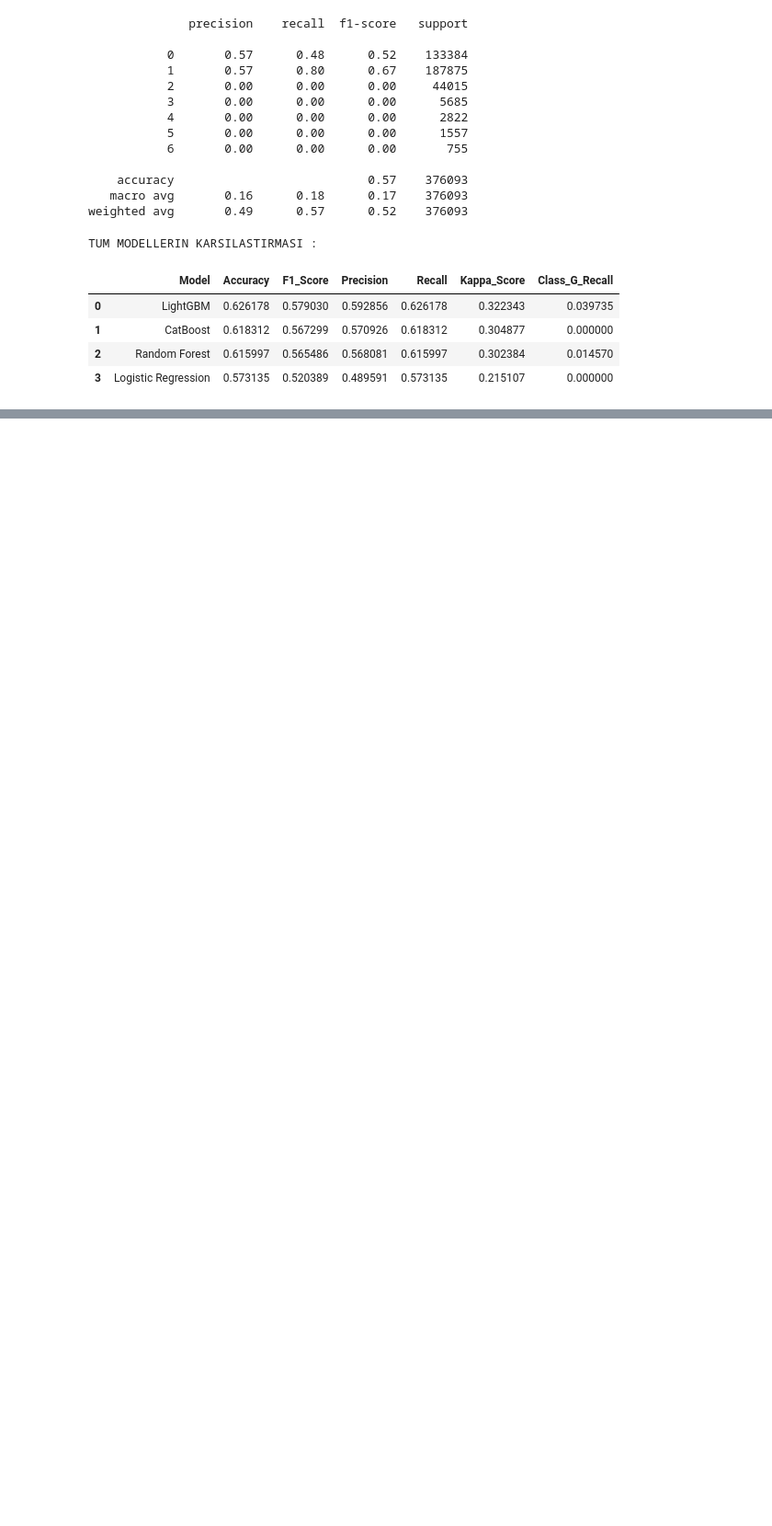
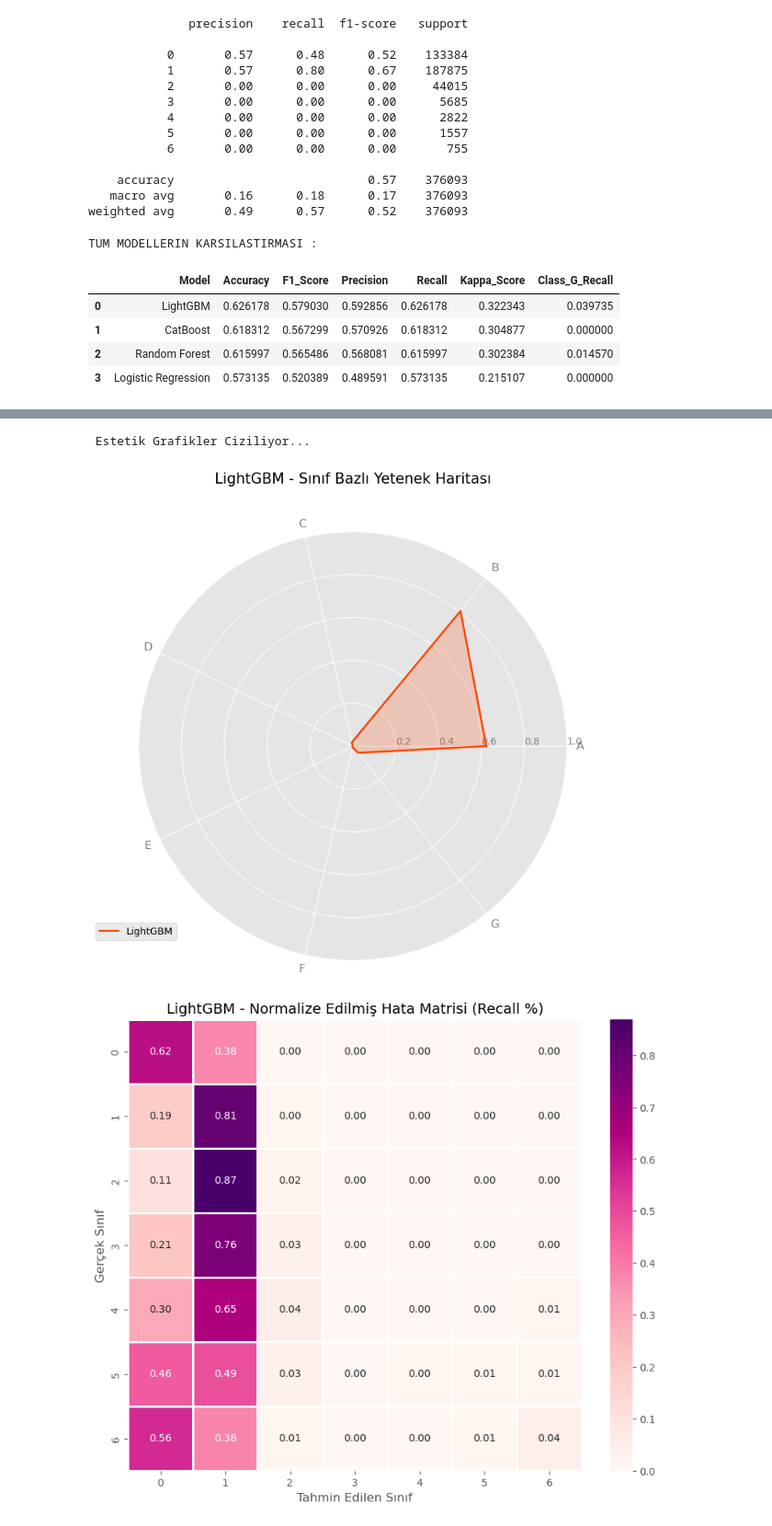
Before and after one commit to MuhammetEmirAydogan/Wildfire_AI_Project, a Jupyter notebook: notebooks/model_training_lab.ipynb, the cells around one changed output, grey strips where cells are left out. Shown: that part at 92% size. Cells and saved outputs as stored; diff of their text form; code cells hidden in the pictures; blank space fills up the shorter version.

```diff
--- a/notebooks/model_training_lab.ipynb
+++ b/notebooks/model_training_lab.ipynb
@@ -288,0 +379,58 @@ TUM MODELLERIN KARSILASTIRMASI :
+# %%
+from math import pi
+
+def plot_radar_chart(model, X_test, y_test, model_name):
+    # 1. Metrikleri Hesapla
+    y_pred = model.predict(X_test)
+    report = classification_report(y_test, y_pred, output_dict=True)
+
+    classes = ['A', 'B', 'C', 'D', 'E', 'F', 'G']
+    # Her sinifin Recall degerini al
+    values = [report[str(i)]['recall'] for i in range(7)]
+
+    # 2. Radar Grafigi Ayarlari
+    N = len(classes)
+    angles = [n / float(N) * 2 * pi for n in range(N)]
+    values += values[:1]
+    angles += angles[:1]
+
+    plt.figure(figsize=(8, 8))
+    ax = plt.subplot(111, polar=True)
+
+    # Eksenler
+    plt.xticks(angles[:-1], classes, color='grey', size=12)
+
+    # Y ekseni etiketleri
+    ax.set_rlabel_position(0)
+    plt.yticks([0.2, 0.4, 0.6, 0.8, 1.0], ["0.2", "0.4", "0.6", "0.8", "1.0"], color="grey", size=10)
+    plt.ylim(0, 1)
+
+    # Cizim
+    ax.plot(angles, values, linewidth=2, linestyle='solid', color='#FF4500', label=model_name)
+    ax.fill(angles, values, '#FF4500', alpha=0.2)
+
+    plt.title(f"{model_name} - Sınıf Bazlı Yetenek Haritası", size=15, color='black', y=1.1)
+    plt.legend(loc='upper right', bbox_to_anchor=(0.1, 0.1))
+    plt.show()
+
+def plot_normalized_confusion_matrix(model, X_test, y_test, model_name):
+
+    y_pred = model.predict(X_test)
+
+    cm = confusion_matrix(y_test, y_pred, normalize='true')
+
+    plt.figure(figsize=(10, 8))
+    sns.heatmap(cm, annot=True, fmt='.2f', cmap='RdPu', linewidths=1, linecolor='white')
+    plt.title(f'{model_name} - Normalize Edilmiş Hata Matrisi (Recall %)', size=14)
+    plt.xlabel('Tahmin Edilen Sınıf', size=12)
+    plt.ylabel('Gerçek Sınıf', size=12)
+    plt.show()
+
+# --- CALISTIR ---
+print(" Estetik Grafikler Ciziliyor...")
+plot_radar_chart(lgbm, X_test, y_test, "LightGBM")
+plot_normalized_confusion_matrix(lgbm, X_test, y_test, "LightGBM")
+# %% [output]
+ Estetik Grafikler Ciziliyor...
+[figure, added]
+[figure, added]
```
Also changed, not shown: parts of 2 cells of this notebook.
